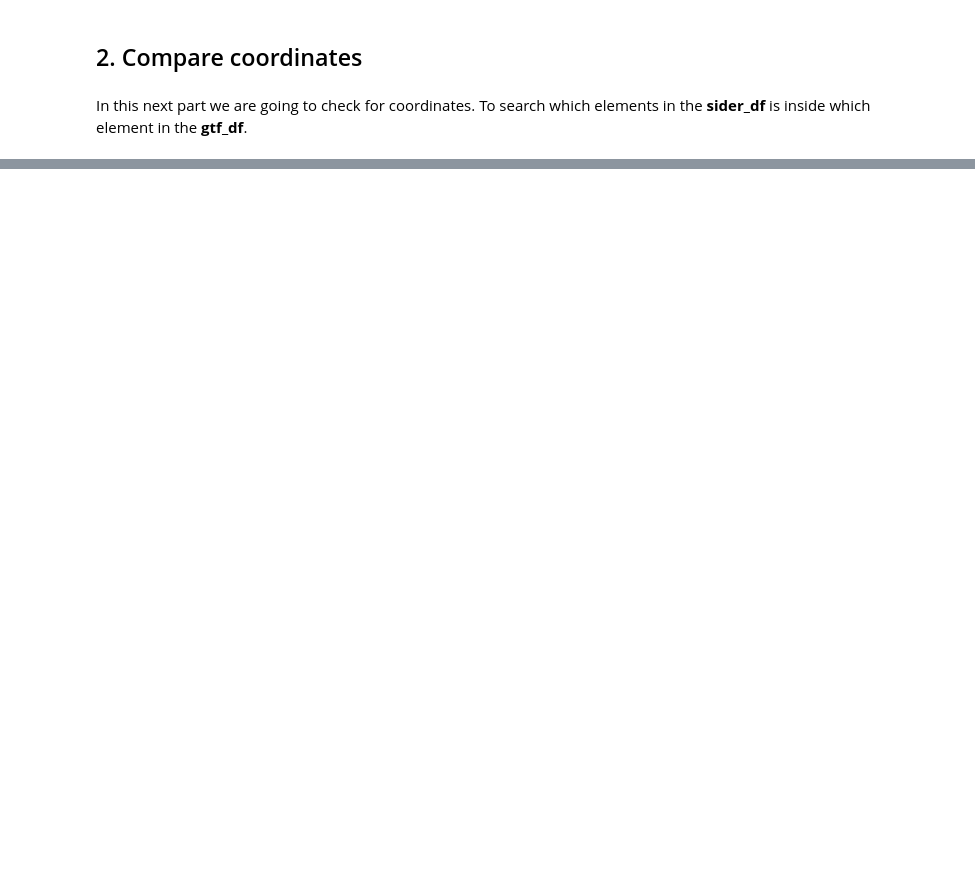
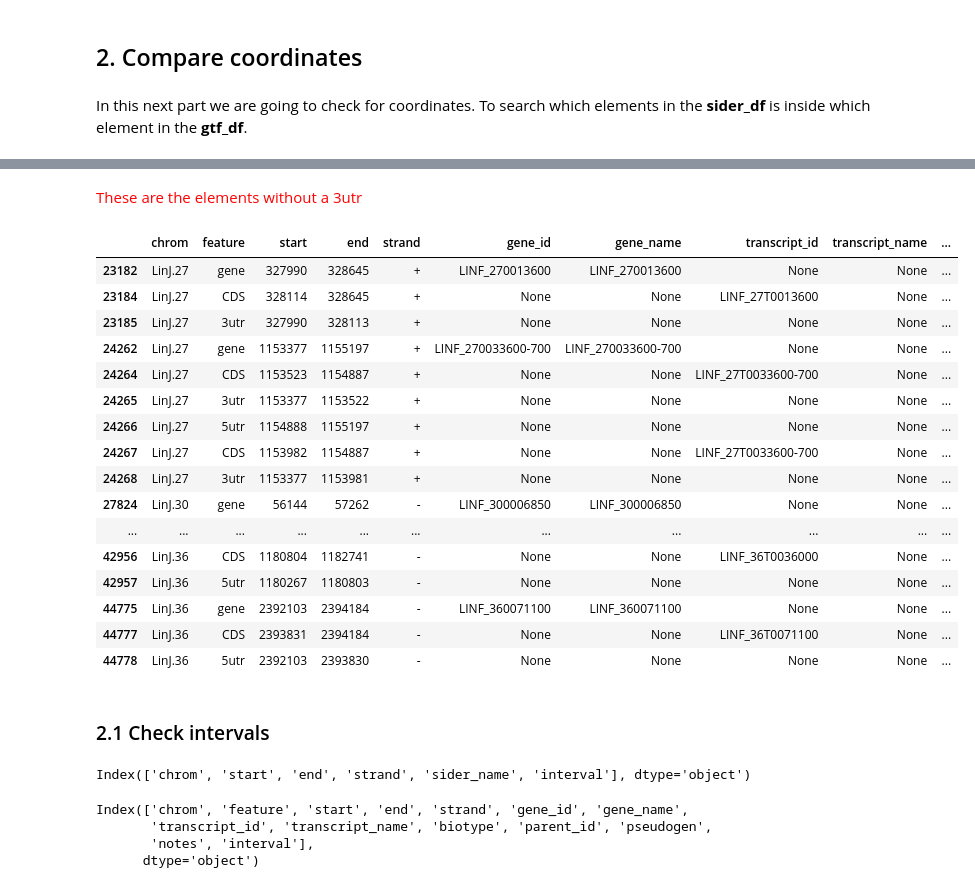
Before and after one commit to Viskuit/Test_BEDOPS, a Jupyter notebook: 23.SIDER_vs_GTF/1.test.ipynb, the cells around one changed output, grey strips where cells are left out. Cells and saved outputs as stored; diff of their text form; code cells hidden in the pictures; blank space fills up the shorter version.

```diff
--- a/23.SIDER_vs_GTF/1.test.ipynb
+++ b/23.SIDER_vs_GTF/1.test.ipynb
@@ -282,0 +296,3 @@ In this next part we are going to check for coordinates. To search which element
+# %%
+sider_df_test = sider_df.copy()
+gtf_df_test = gtf_df.copy()
@@ -282,0 +339,11 @@ In this next part we are going to check for coordinates. To search which element
+# %%
+# Checking where those elements where there is not a 3utr
+parent_feature_dict = gtf_df_test.groupby('parent_id')['feature'].apply(list).to_dict()
+filtered_dict = {k: v for k, v in parent_feature_dict.items() if v not in (['transcript'],
+                                                                           ['CDS'],
+                                                                           ['CDS', '5utr', '3utr'],
+                                                                           ['CDS', '3utr', '5utr'],
+                                                                           ['CDS', '3utr', '5utr', 'CDS', '3utr', '5utr'],
+                                                                           ['transcript', 'transcript'],
+                                                                           ['CDS', '5utr', '3utr', 'CDS', '5utr', '3utr'])}
+filtered_dict
@@ -282,0 +359,36 @@ In this next part we are going to check for coordinates. To search which element
+# %% [markdown]
+<span style="color:red">These are the elements without a 3utr</span>
+# %%
+gtf_df_test[(gtf_df_test['parent_id'].isin(list(filtered_dict.keys()))) |
+            (gtf_df_test['gene_id'].isin([elem.replace("T","") for elem in list(filtered_dict.keys())]))]
+# %% [output]
+|  | chrom | feature | start | end | strand | gene_id | gene_name | transcript_id | transcript_name | ... |
+| 23182 | LinJ.27 | gene | 327990 | 328645 | + | LINF_270013600 | LINF_270013600 | None | None | ... |
+| 23184 | LinJ.27 | CDS | 328114 | 328645 | + | None | None | LINF_27T0013600 | None | ... |
+| 23185 | LinJ.27 | 3utr | 327990 | 328113 | + | None | None | None | None | ... |
+| 24262 | LinJ.27 | gene | 1153377 | 1155197 | + | LINF_270033600-700 | LINF_270033600-700 | None | None | ... |
+| 24264 | LinJ.27 | CDS | 1153523 | 1154887 | + | None | None | LINF_27T0033600-700 | None | ... |
+| 24265 | LinJ.27 | 3utr | 1153377 | 1153522 | + | None | None | None | None | ... |
+| 24266 | LinJ.27 | 5utr | 1154888 | 1155197 | + | None | None | None | None | ... |
+| 24267 | LinJ.27 | CDS | 1153982 | 1154887 | + | None | None | LINF_27T0033600-700 | None | ... |
+| 24268 | LinJ.27 | 3utr | 1153377 | 1153981 | + | None | None | None | None | ... |
+| 27824 | LinJ.30 | gene | 56144 | 57262 | - | LINF_300006850 | LINF_300006850 | None | None | ... |
+| ... | ... | ... | ... | ... | ... | ... | ... | ... | ... | ... |
+| 42956 | LinJ.36 | CDS | 1180804 | 1182741 | - | None | None | LINF_36T0036000 | None | ... |
+| 42957 | LinJ.36 | 5utr | 1180267 | 1180803 | - | None | None | None | None | ... |
+| 44775 | LinJ.36 | gene | 2392103 | 2394184 | - | LINF_360071100 | LINF_360071100 | None | None | ... |
+| 44777 | LinJ.36 | CDS | 2393831 | 2394184 | - | None | None | LINF_36T0071100 | None | ... |
+| 44778 | LinJ.36 | 5utr | 2392103 | 2393830 | - | None | None | None | None | ... |
+# %% [markdown]
+### 2.1 Check intervals
+# %%
+sider_df_test.columns
+# %% [output]
+Index(['chrom', 'start', 'end', 'strand', 'sider_name', 'interval'], dtype='object')
+# %%
+gtf_df_test.columns
+# %% [output]
+Index(['chrom', 'feature', 'start', 'end', 'strand', 'gene_id', 'gene_name',
+       'transcript_id', 'transcript_name', 'biotype', 'parent_id', 'pseudogen',
+       'notes', 'interval'],
+      dtype='object')
```
Also changed, not shown: parts of 20 cells of this notebook, 1 other file.
